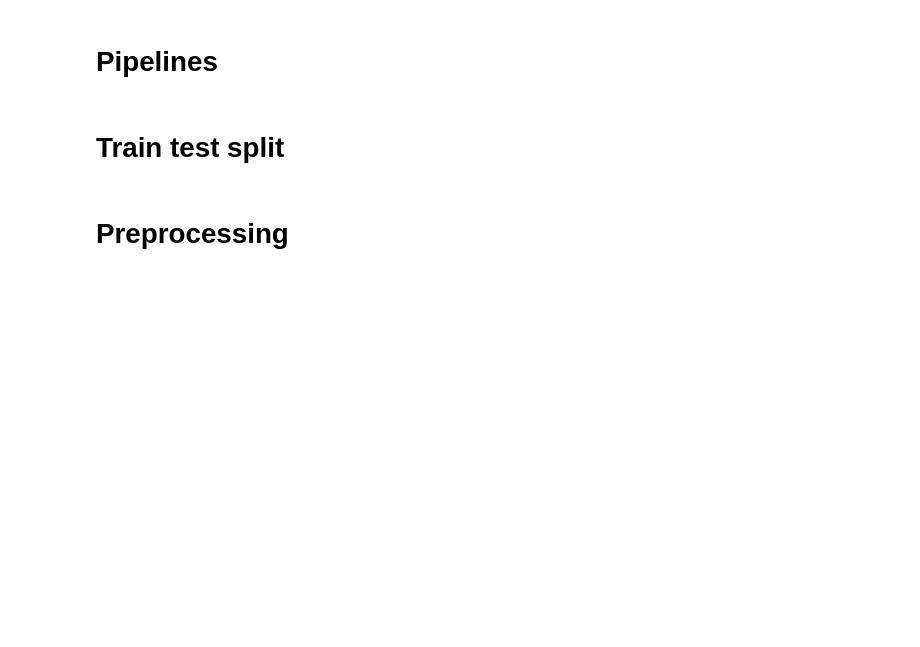
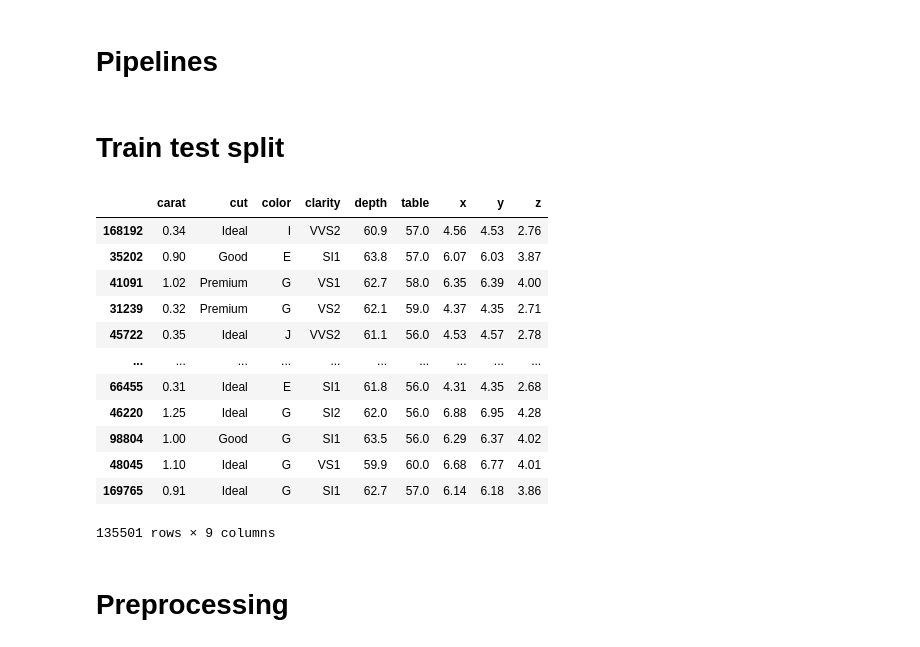
Before and after one commit to UmmeAyeshaSiddika/endtoendproject1, a Jupyter notebook: notebooks/model_training.ipynb, the cells around one changed output. Drawn from its saved outputs; the diff is of its cells as text; code cells hidden in the pictures; blank space fills up the shorter version.

```diff
--- a/notebooks/model_training.ipynb
+++ b/notebooks/model_training.ipynb
@@ -159,5 +159,21 @@ preprocessor = ColumnTransformer(
 from sklearn.model_selection import train_test_split
 # %%
 X_train,X_test,y_train,y_test = train_test_split(X,y,test_size=0.30,random_state=30)
+# %%
+X_train
+# %% [output]
+|  | carat | cut | color | clarity | depth | table | x | y | z |
+| 168192 | 0.34 | Ideal | I | VVS2 | 60.9 | 57.0 | 4.56 | 4.53 | 2.76 |
+| 35202 | 0.90 | Good | E | SI1 | 63.8 | 57.0 | 6.07 | 6.03 | 3.87 |
+| 41091 | 1.02 | Premium | G | VS1 | 62.7 | 58.0 | 6.35 | 6.39 | 4.00 |
+| 31239 | 0.32 | Premium | G | VS2 | 62.1 | 59.0 | 4.37 | 4.35 | 2.71 |
+| 45722 | 0.35 | Ideal | J | VVS2 | 61.1 | 56.0 | 4.53 | 4.57 | 2.78 |
+| ... | ... | ... | ... | ... | ... | ... | ... | ... | ... |
+| 66455 | 0.31 | Ideal | E | SI1 | 61.8 | 56.0 | 4.31 | 4.35 | 2.68 |
+| 46220 | 1.25 | Ideal | G | SI2 | 62.0 | 56.0 | 6.88 | 6.95 | 4.28 |
+| 98804 | 1.00 | Good | G | SI1 | 63.5 | 56.0 | 6.29 | 6.37 | 4.02 |
+| 48045 | 1.10 | Ideal | G | VS1 | 59.9 | 60.0 | 6.68 | 6.77 | 4.01 |
+| 169765 | 0.91 | Ideal | G | SI1 | 62.7 | 57.0 | 6.14 | 6.18 | 3.86 |
+135501 rows × 9 columns
 # %% [markdown]
 # Preprocessing
```
Also changed, not shown: parts of 18 cells of this notebook.
